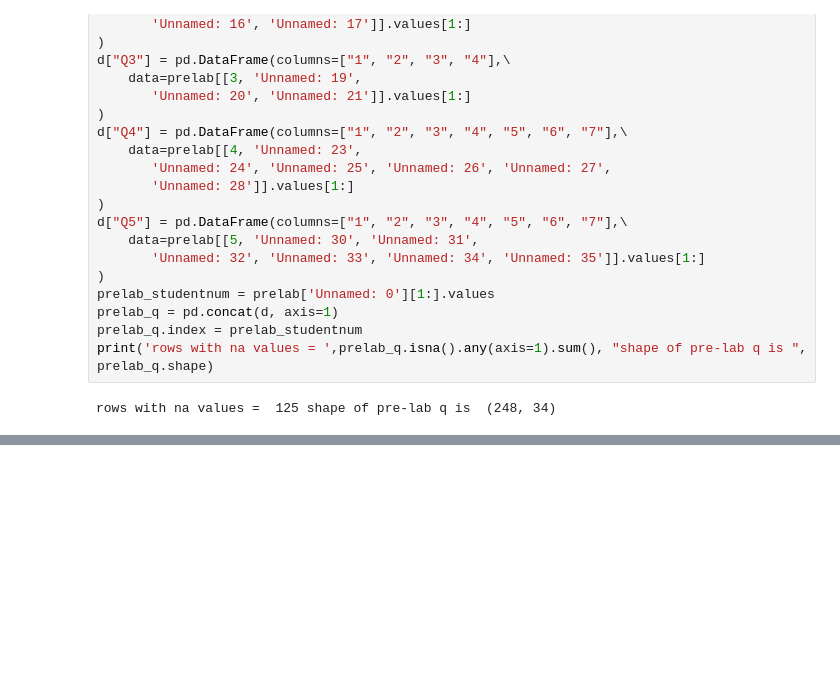
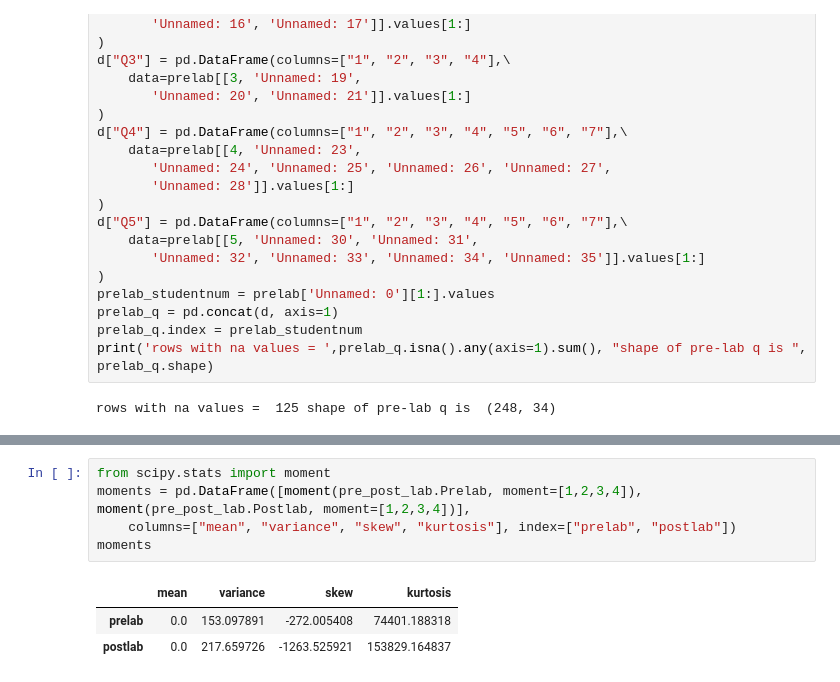
Before and after one commit to Devejya/project, a Jupyter notebook: project_test.ipynb, the cells around one changed output, grey strips where cells are left out. Cells and saved outputs as stored; diff of their text form; blank space fills up the shorter version.

```diff
--- a/project_test.ipynb
+++ b/project_test.ipynb
@@ -103,0 +152,9 @@ NameError: name 'q_df' is not defined
+# %%
+from scipy.stats import moment
+moments = pd.DataFrame([moment(pre_post_lab.Prelab, moment=[1,2,3,4]), moment(pre_post_lab.Postlab, moment=[1,2,3,4])],
+    columns=["mean", "variance", "skew", "kurtosis"], index=["prelab", "postlab"])
+moments
+# %% [output]
+|  | mean | variance | skew | kurtosis |
+| prelab | 0.0 | 153.097891 | -272.005408 | 74401.188318 |
+| postlab | 0.0 | 217.659726 | -1263.525921 | 153829.164837 |
```
Also changed, not shown: parts of 15 cells of this notebook.
